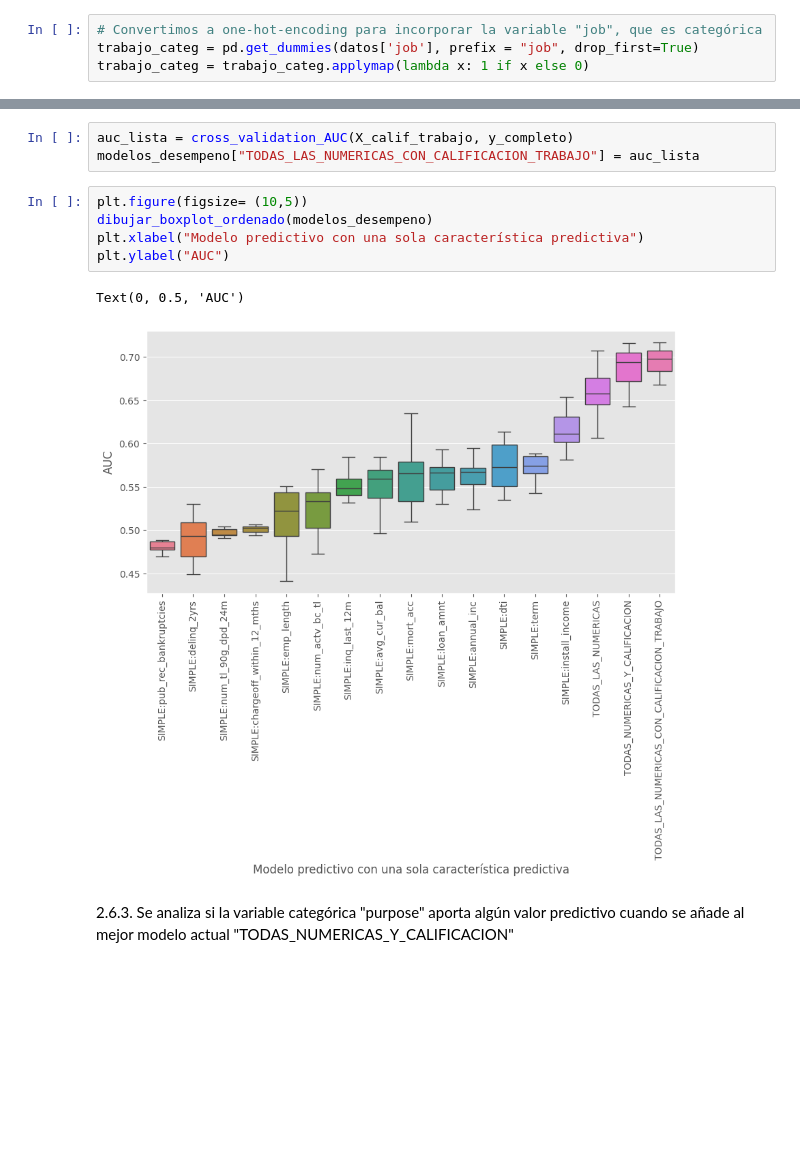
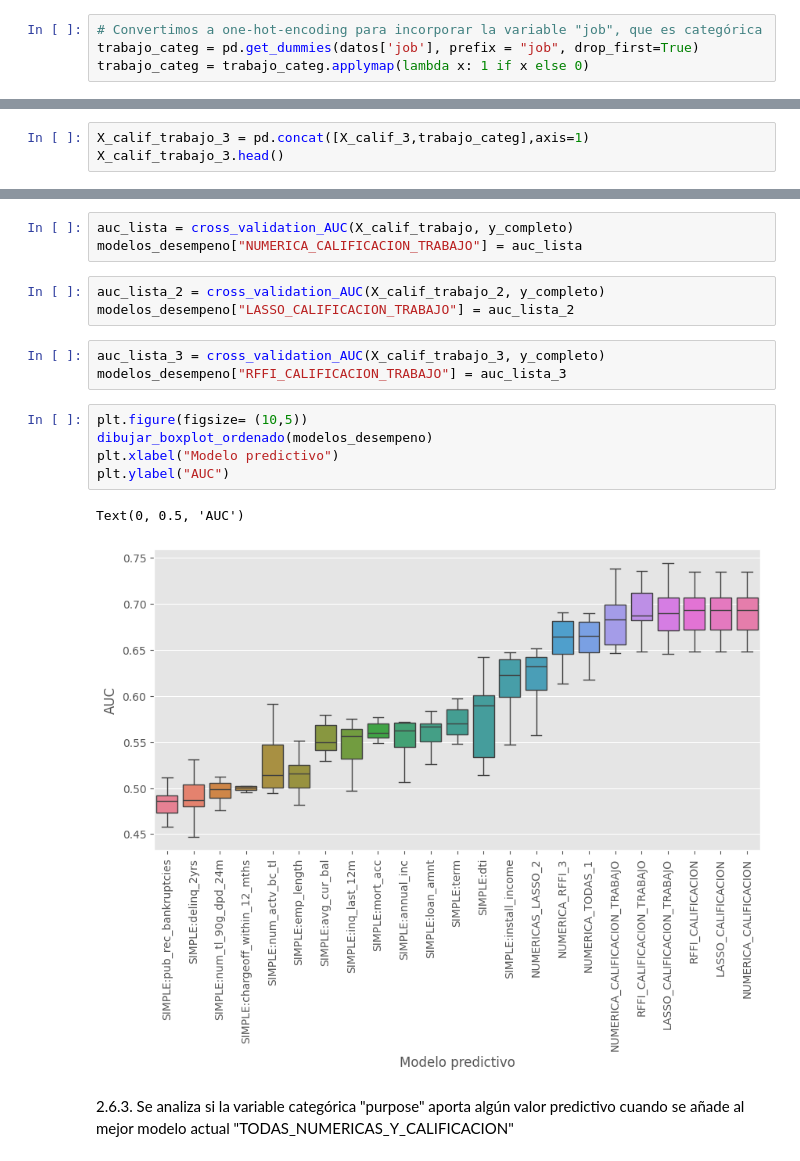
Before and after one commit to JosueMonte/Credit-Risk, a Jupyter notebook: probability_default.ipynb, the cells around one changed output, grey strips where cells are left out. Drawn from its saved outputs; the diff is of its cells as text; blank space fills up the shorter version.

Commit message:
añadido de más consideraciones en el modelo

```diff
--- a/probability_default.ipynb
+++ b/probability_default.ipynb
@@ -770,0 +1090,3 @@ Index(['annual_inc', 'avg_cur_bal', 'chargeoff_within_12_mths', 'delinq_2yrs',
+# %%
+X_calif_trabajo_3 = pd.concat([X_calif_3,trabajo_categ],axis=1)
+X_calif_trabajo_3.head()
@@ -771,14 +1101,20 @@ Index(['annual_inc', 'avg_cur_bal', 'chargeoff_within_12_mths', 'delinq_2yrs',
 # %%
 auc_lista = cross_validation_AUC(X_calif_trabajo, y_completo)
-modelos_desempeno["TODAS_LAS_NUMERICAS_CON_CALIFICACION_TRABAJO"] = auc_lista
+modelos_desempeno["NUMERICA_CALIFICACION_TRABAJO"] = auc_lista
+# %%
+auc_lista_2 = cross_validation_AUC(X_calif_trabajo_2, y_completo)
+modelos_desempeno["LASSO_CALIFICACION_TRABAJO"] = auc_lista_2
+# %%
+auc_lista_3 = cross_validation_AUC(X_calif_trabajo_3, y_completo)
+modelos_desempeno["RFFI_CALIFICACION_TRABAJO"] = auc_lista_3
 # %%
 plt.figure(figsize= (10,5))
 dibujar_boxplot_ordenado(modelos_desempeno)
-plt.xlabel("Modelo predictivo con una sola característica predictiva")
+plt.xlabel("Modelo predictivo")
 plt.ylabel("AUC")
 # %% [output]
 Text(0, 0.5, 'AUC')
-[figure, old version]
+[figure, new version]
 # %% [markdown]
 2.6.3. Se analiza si la variable categórica "purpose" aporta algún valor predictivo cuando se añade al mejor modelo actual "TODAS_NUMERICAS_Y_CALIFICACION"
 # %%
```
Also changed, not shown: parts of 88 cells of this notebook.
